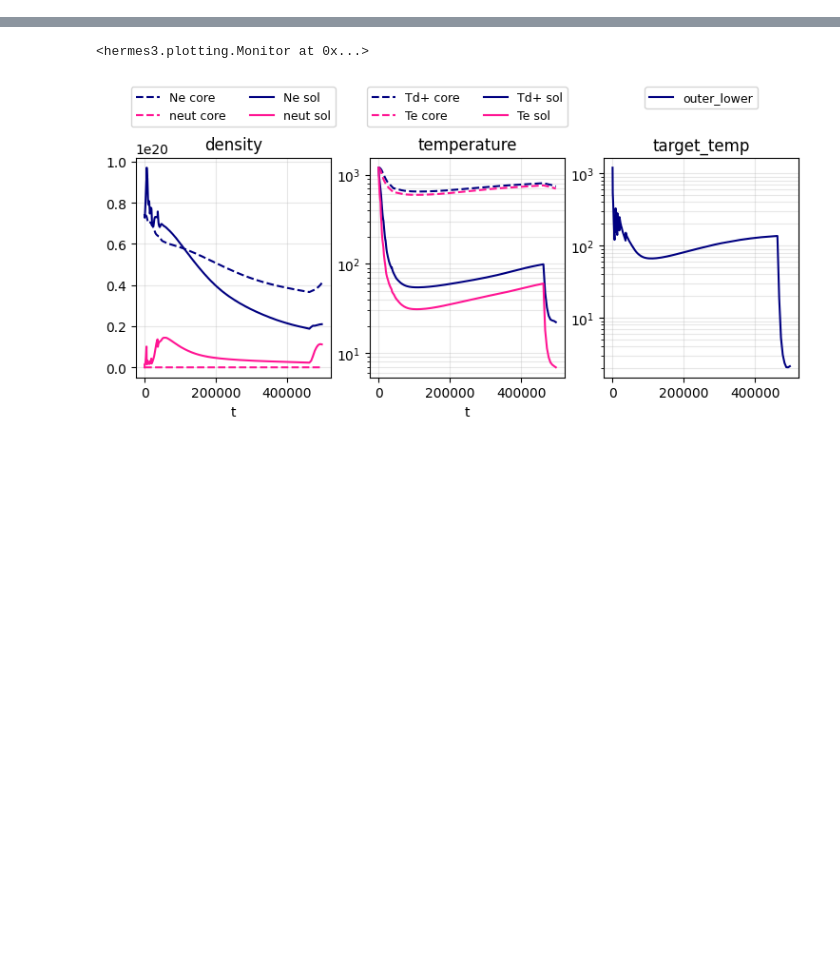
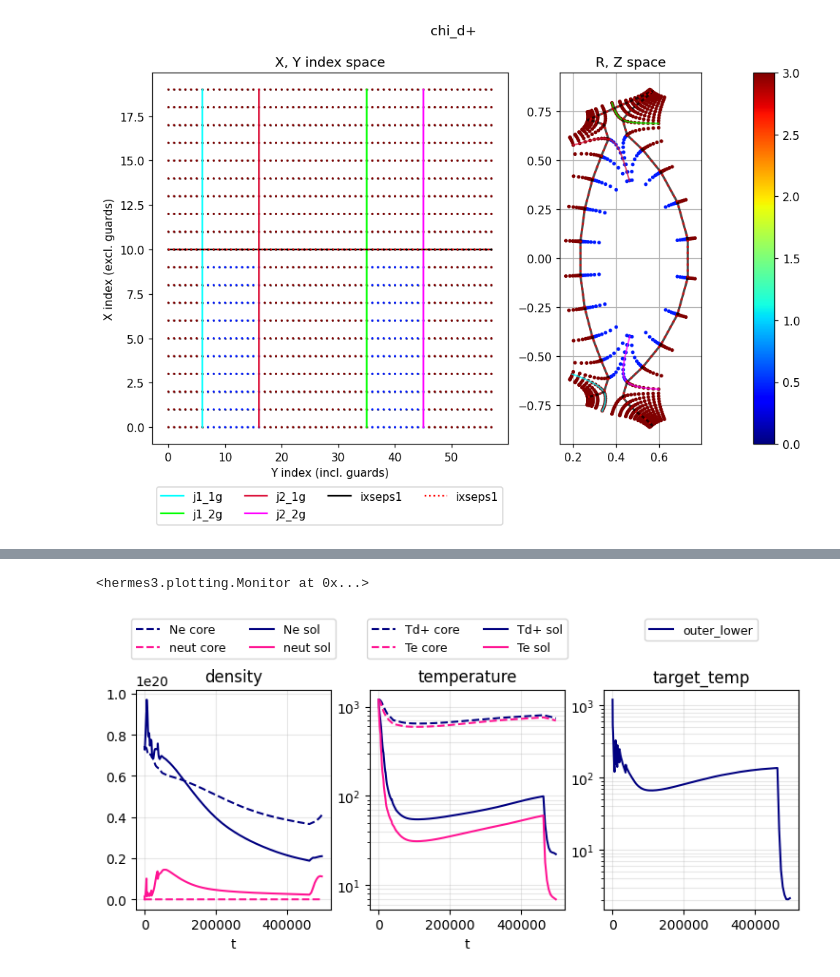
Before and after one commit to mikekryjak/sdtools, a Jupyter notebook: viking-pp.ipynb, the cells around one changed output, grey strips where cells are left out. Drawn from its saved outputs; the diff is of its cells as text; code cells hidden in the pictures; blank space fills up the shorter version.

```diff
--- a/viking-pp.ipynb
+++ b/viking-pp.ipynb
@@ -52,0 +168,29 @@ CHECK: Total domain volume is 1.556E+00 [m3]
+# %%
+self = mesh
+
+name = "chi_d+"
+
+plt.style.use("default")
+
+
+field = self.mesh[name]
+cmap = plt.get_cmap("jet")
+
+
+fieldnorm = field / np.max(field) * 1
+colors = [cmap(x) for x in fieldnorm.flatten()]
+norm = mpl.colors.Normalize(vmin=0, vmax=np.max(field))
+
+fig, axes = plt.subplots(1,3, figsize = (10,6), gridspec_kw={'width_ratios': [5,2.0, 0.3]}, dpi = 110)
+fig.subplots_adjust(wspace=0.3)
+fig.suptitle(name)
+
+self.plot_xy_grid(axes[0])
+axes[0].scatter(self.yflat, self.xflat, c = colors, s = 1)
+
+self.plot_rz_grid(axes[1])
+axes[1].scatter(self.rflat, self.zflat, c = colors, s = 5)
+
+cbar = mpl.colorbar.ColorbarBase(ax=axes[2], cmap = cmap, norm = norm)
+# %% [output]
+[figure, added]
```
Also changed, not shown: parts of 13 cells of this notebook, 2 other files.
